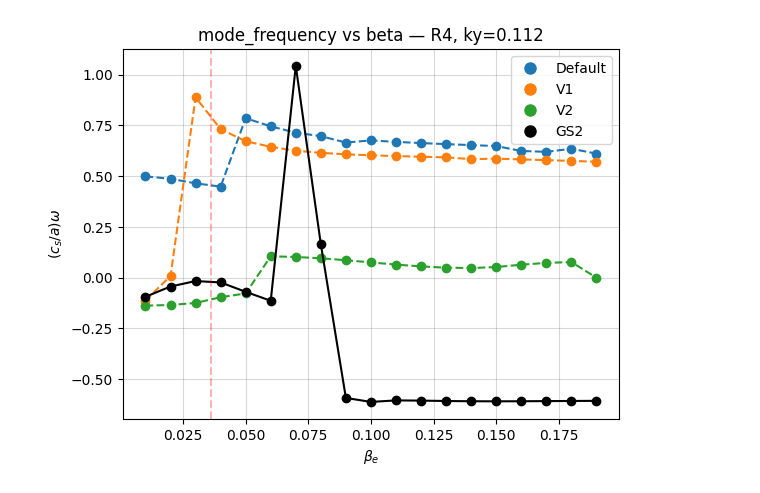
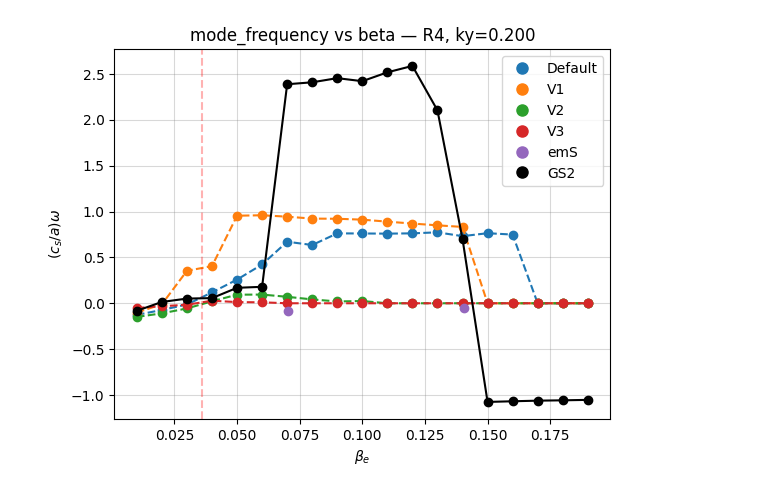
Before and after one commit to FelixWattsYork/EPS_2026_Analysis, a Jupyter notebook: Python_Scripts/Linear_Plotting.ipynb, the cells around one changed output. Cells and saved outputs as stored; diff of their text form; code cells hidden in the pictures.

```diff
--- a/Python_Scripts/Linear_Plotting.ipynb
+++ b/Python_Scripts/Linear_Plotting.ipynb
@@ -8,8 +8,8 @@ from matplotlib import pyplot as plt
 # Replace with path to your Gyrokinetic Simulations
 GYRO_DIR  = Path("/mnt/data/Gyrokinetic_Simulations/")
 # %%
-cases = ["M1_A1_NE","S1_3","R3","R4"]
-projects = ["scan_beta","scan_q","scan_shat"]
+cases = ["M1_A1_NE","R3","R4","S1_3"]
+projects = ["scan_q","scan_shat","scan_beta"]
 # cases = ["R3","R4"]
 # projects = ["scan_beta"]
 # %%
@@ -56,9 +56,13 @@ Error loading gk output without netcdf for scan_shat/R4: Unable to load any gk_o
 # %%
-tglf_versions = ["TGLF","tglf_v1","tglf_v2"]
+tglf_versions = ["TGLF_sat2","tglf_v1_sat2","tglf_v2","tglf_v3","tglf_v4","tglf_najlaoui_emS"]
 name_dict = {
-    "TGLF":"Default",
-    "tglf_v1": "V1",
+    "TGLF_sat2":"Default",
+    "tglf_v1_sat2": "V1",
     "tglf_v2": "V2",
+    "tglf_v3": "V3",
+    "tglf_v4": "V4",
+    "tglf_najlaoui_emS": "emS",
+
 }
 tglf_project_dict ={}
 for project in projects:
@@ -108,5 +112,5 @@ Project: scan_shat, Case: R4
 # %%
-tglf_versions = ["Default","V1","V2"]
+tglf_versions = ["Default","V1","V2","V3","V4","emS"]
 # %%
 # Plot Eigenfunction Differences between GS2, tglf_default and TGLF_v1, and TGLF_v2
 
@@ -293,7 +297,7 @@ from matplotlib import pyplot as plt
 # Plot shat scan
 project = "scan_beta"
 case = "R4"
-ky = 0.1
+ky = 0.3
 reference_q = 0.036
 
 
@@ -326,5 +330,5 @@ dot_handles = [
 plt.legend(dot_handles, labels)
 path = f"../Plots/{project}/{case}"
 os.makedirs(path, exist_ok=True)
-plt.savefig(f"{path}/Growth Rate vs beta — {case}, ky={ky_actual:.3f}.png", dpi=300)
+#plt.savefig(f"{path}/Growth Rate vs beta — {case}, ky={ky_actual:.3f}.png", dpi=300)
 # %% [output]
@@ -334,42 +366,42 @@ from matplotlib import pyplot as plt
 # Plot shat scan
 project = "scan_beta"
 case = "R4"
-ky = 0.1
+ky = 0.2
 reference_q = 0.036
 
 
 for tglf in tglf_versions:
     tglf_project_dict[project][case][tglf].gk_output["mode_frequency"].sel(ky =ky,method = "nearest").sel(mode =0).plot(label = tglf,marker = "o",linestyle = "--")
 
 gs2_mode_frequency = project_dict[project][case].gk_output["mode_frequency"].sel(ky =ky,method = "nearest")
 gs2_mode_frequency_tolerance = project_dict[project][case].gk_output["growth_rate_tolerance"].sel(ky =ky,method = "nearest")
 #gs2_mode_frequency = gs2_mode_frequency.where(gs2_mode_frequency_tolerance<0.1)
 gs2_mode_frequency.plot(label = "GS2", color = "black",marker = "o")
 ky_actual = float(
     project_dict[project][case].gk_output["mode_frequency"]
     .sel(ky=ky, method="nearest")
     .ky
 )
 
 plt.axvline(x=reference_q, color='red',alpha=0.3,linestyle = "--")
 
 plt.title(f"mode_frequency vs beta — {case}, ky={ky_actual:.3f}")
 plt.xlabel(r"$\beta_e$")
 plt.ylabel(r"$(c_s/a) \omega$")
 plt.grid(alpha=0.3, color='grey')
 from matplotlib.lines import Line2D
 
 handles, labels = plt.gca().get_legend_handles_labels()
 dot_handles = [
     Line2D([], [], color=h.get_color(), marker="o", linestyle="none", markersize=8)
     for h in handles
 ]
 plt.legend(dot_handles, labels)
 path = f"../Plots/{project}/{case}"
 os.makedirs(path, exist_ok=True)
-plt.savefig(f"{path}/mode_frequency vs beta — {case}, ky={ky_actual:.3f}.png", dpi=300)
+#plt.savefig(f"{path}/mode_frequency vs beta — {case}, ky={ky_actual:.3f}.png", dpi=300)
 # %% [output]
-[figure, old version]
+[figure, new version]
 # %%
 import numpy as np
 import matplotlib.pyplot as plt
```
Also changed, not shown: parts of 10 cells of this notebook, 26 other files.
